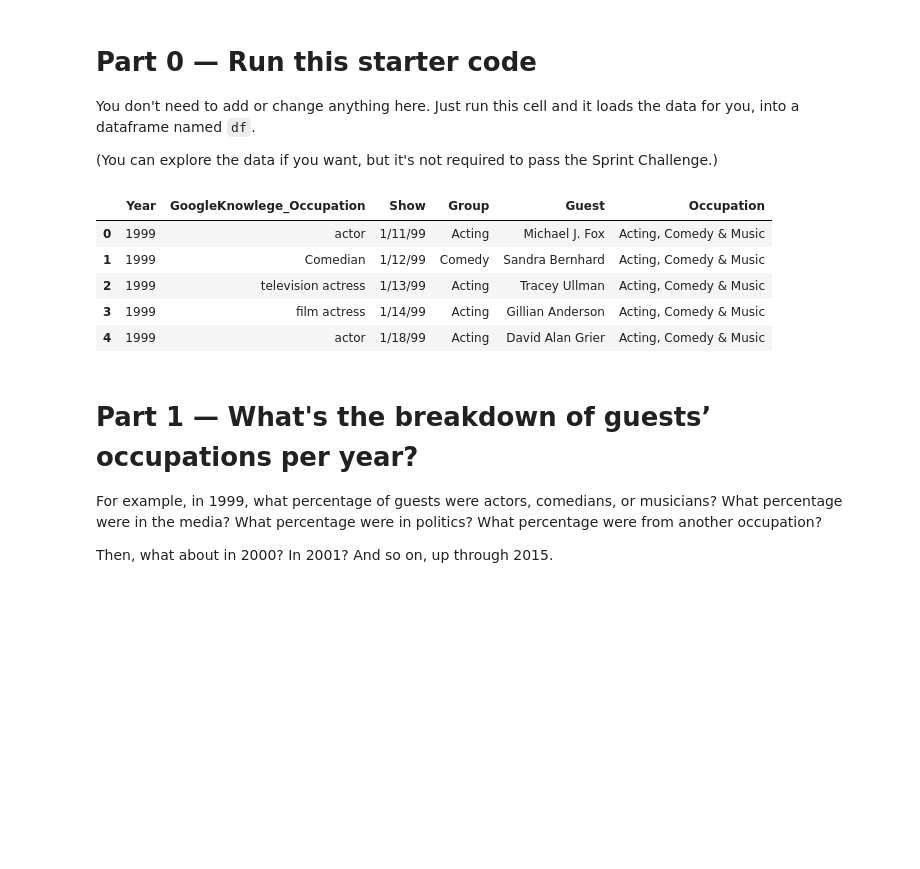
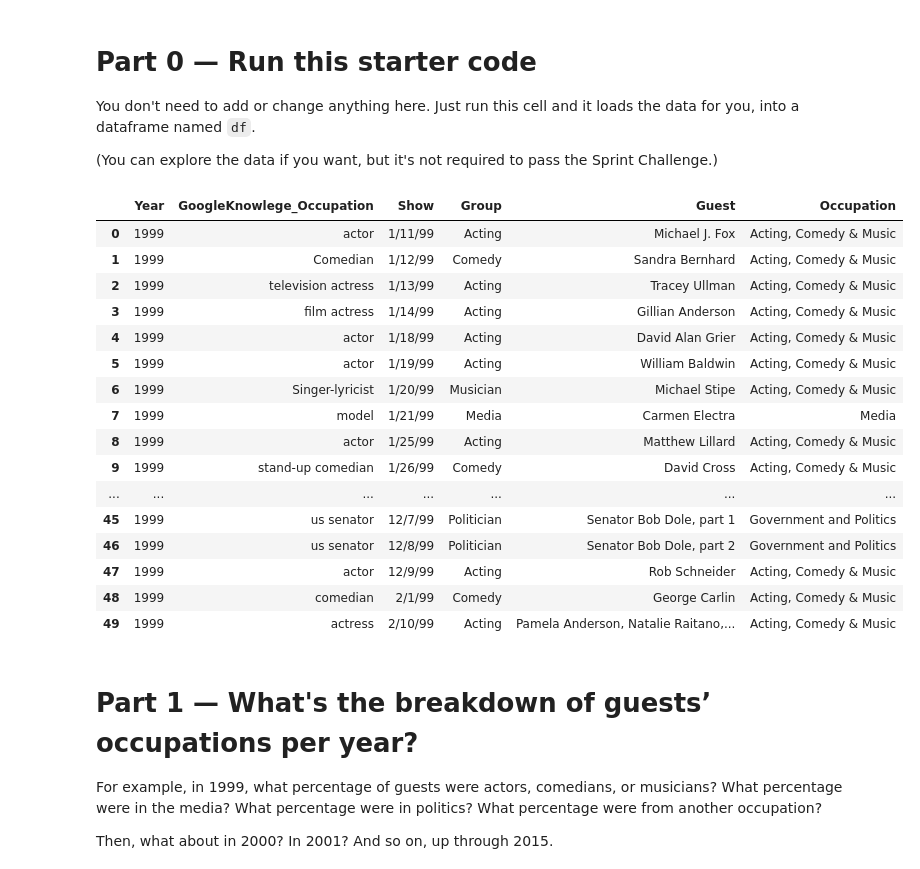
Before and after one commit to bloominstituteoftechnology/DS-Sprint-02-Storytelling-With-Data, a Jupyter notebook: DS_Unit_1_Sprint_Challenge_2.ipynb, the cells around one changed output. Cells and saved outputs as stored; diff of their text form; code cells hidden in the pictures; blank space fills up the shorter version.

```diff
--- a/DS_Unit_1_Sprint_Challenge_2.ipynb
+++ b/DS_Unit_1_Sprint_Challenge_2.ipynb
@@ -31,14 +31,25 @@ def get_occupation(group):
 
 df['Occupation'] = df['Group'].apply(get_occupation)
 # %%
-df.head()
+df.head(50)
 # %% [output]
 |  | Year | GoogleKnowlege_Occupation | Show | Group | Guest | Occupation |
 | 0 | 1999 | actor | 1/11/99 | Acting | Michael J. Fox | Acting, Comedy & Music |
 | 1 | 1999 | Comedian | 1/12/99 | Comedy | Sandra Bernhard | Acting, Comedy & Music |
 | 2 | 1999 | television actress | 1/13/99 | Acting | Tracey Ullman | Acting, Comedy & Music |
 | 3 | 1999 | film actress | 1/14/99 | Acting | Gillian Anderson | Acting, Comedy & Music |
 | 4 | 1999 | actor | 1/18/99 | Acting | David Alan Grier | Acting, Comedy & Music |
+| 5 | 1999 | actor | 1/19/99 | Acting | William Baldwin | Acting, Comedy & Music |
+| 6 | 1999 | Singer-lyricist | 1/20/99 | Musician | Michael Stipe | Acting, Comedy & Music |
+| 7 | 1999 | model | 1/21/99 | Media | Carmen Electra | Media |
+| 8 | 1999 | actor | 1/25/99 | Acting | Matthew Lillard | Acting, Comedy & Music |
+| 9 | 1999 | stand-up comedian | 1/26/99 | Comedy | David Cross | Acting, Comedy & Music |
+| ... | ... | ... | ... | ... | ... | ... |
+| 45 | 1999 | us senator | 12/7/99 | Politician | Senator Bob Dole, part 1 | Government and Politics |
+| 46 | 1999 | us senator | 12/8/99 | Politician | Senator Bob Dole, part 2 | Government and Politics |
+| 47 | 1999 | actor | 12/9/99 | Acting | Rob Schneider | Acting, Comedy & Music |
+| 48 | 1999 | comedian | 2/1/99 | Comedy | George Carlin | Acting, Comedy & Music |
+| 49 | 1999 | actress | 2/10/99 | Acting | Pamela Anderson, Natalie Raitano,... | Acting, Comedy & Music |
 # %% [markdown]
 # Part 1 — What's the breakdown of guests’ occupations per year?
 
```
Also changed, not shown: parts of 18 cells of this notebook.
